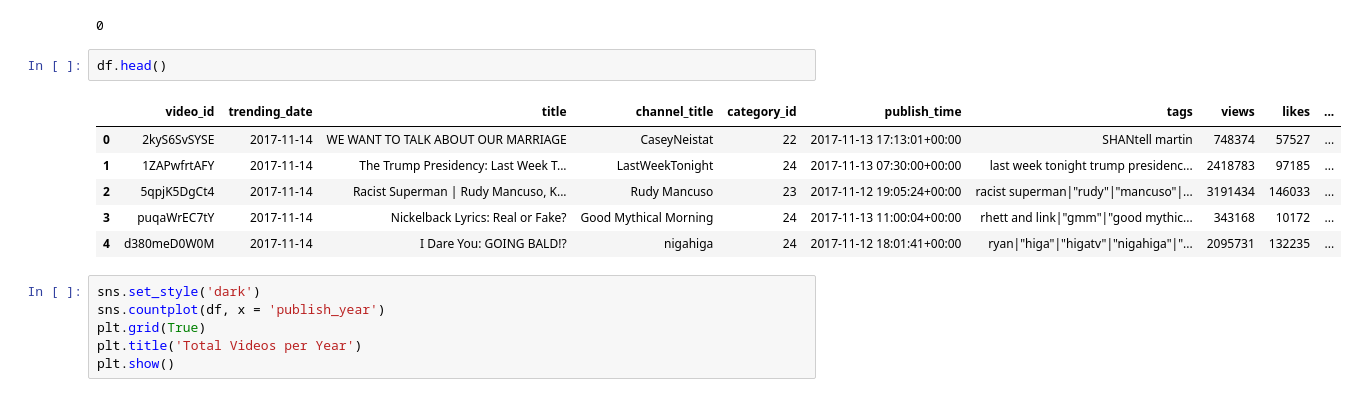
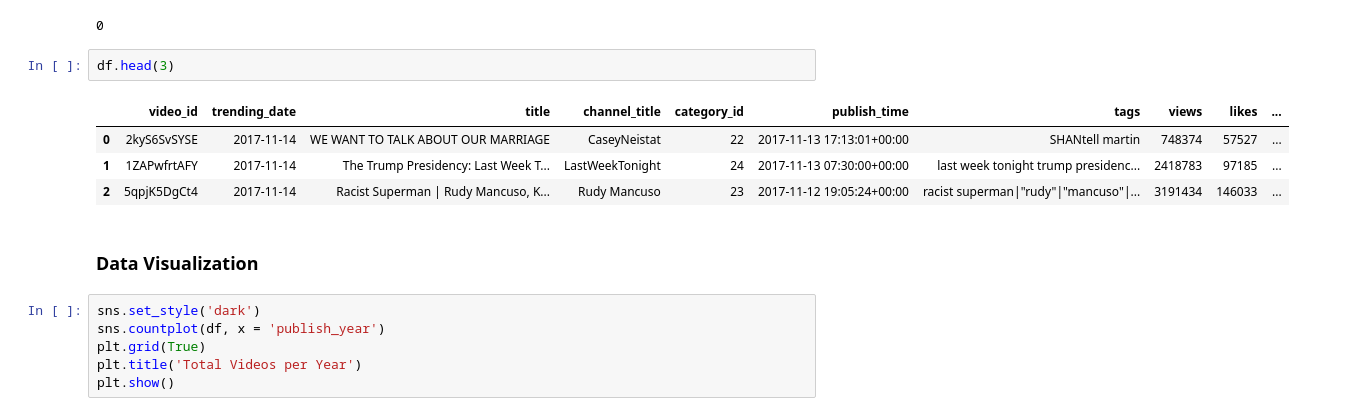
Before and after one commit to ShiwangitaSingh/Data-Science-with-Python-, a Jupyter notebook: Task-4 Exploratory Data Analysis/Task_4.ipynb, the cells around one changed output. Cells and saved outputs as stored; diff of their text form.

```diff
--- a/Task-4 Exploratory Data Analysis/Task_4.ipynb
+++ b/Task-4 Exploratory Data Analysis/Task_4.ipynb
@@ -223,14 +213,14 @@ df.duplicated().sum()
 # %% [output]
 0
 # %%
-df.head()
+df.head(3)
 # %% [output]
 |  | video_id | trending_date | title | channel_title | category_id | publish_time | tags | views | likes | ... |
 | 0 | 2kyS6SvSYSE | 2017-11-14 | WE WANT TO TALK ABOUT OUR MARRIAGE | CaseyNeistat | 22 | 2017-11-13 17:13:01+00:00 | SHANtell martin | 748374 | 57527 | ... |
 | 1 | 1ZAPwfrtAFY | 2017-11-14 | The Trump Presidency: Last Week T... | LastWeekTonight | 24 | 2017-11-13 07:30:00+00:00 | last week tonight trump presidenc... | 2418783 | 97185 | ... |
 | 2 | 5qpjK5DgCt4 | 2017-11-14 | Racist Superman | Rudy Mancuso, K... | Rudy Mancuso | 23 | 2017-11-12 19:05:24+00:00 | racist superman|"rudy"|"mancuso"|... | 3191434 | 146033 | ... |
-| 3 | puqaWrEC7tY | 2017-11-14 | Nickelback Lyrics: Real or Fake? | Good Mythical Morning | 24 | 2017-11-13 11:00:04+00:00 | rhett and link|"gmm"|"good mythic... | 343168 | 10172 | ... |
-| 4 | d380meD0W0M | 2017-11-14 | I Dare You: GOING BALD!? | nigahiga | 24 | 2017-11-12 18:01:41+00:00 | ryan|"higa"|"higatv"|"nigahiga"|"... | 2095731 | 132235 | ... |
+# %% [markdown]
+### **Data Visualization**
 # %%
 sns.set_style('dark')
 sns.countplot(df, x = 'publish_year')
```
Also changed, not shown: parts of 18 cells of this notebook.
